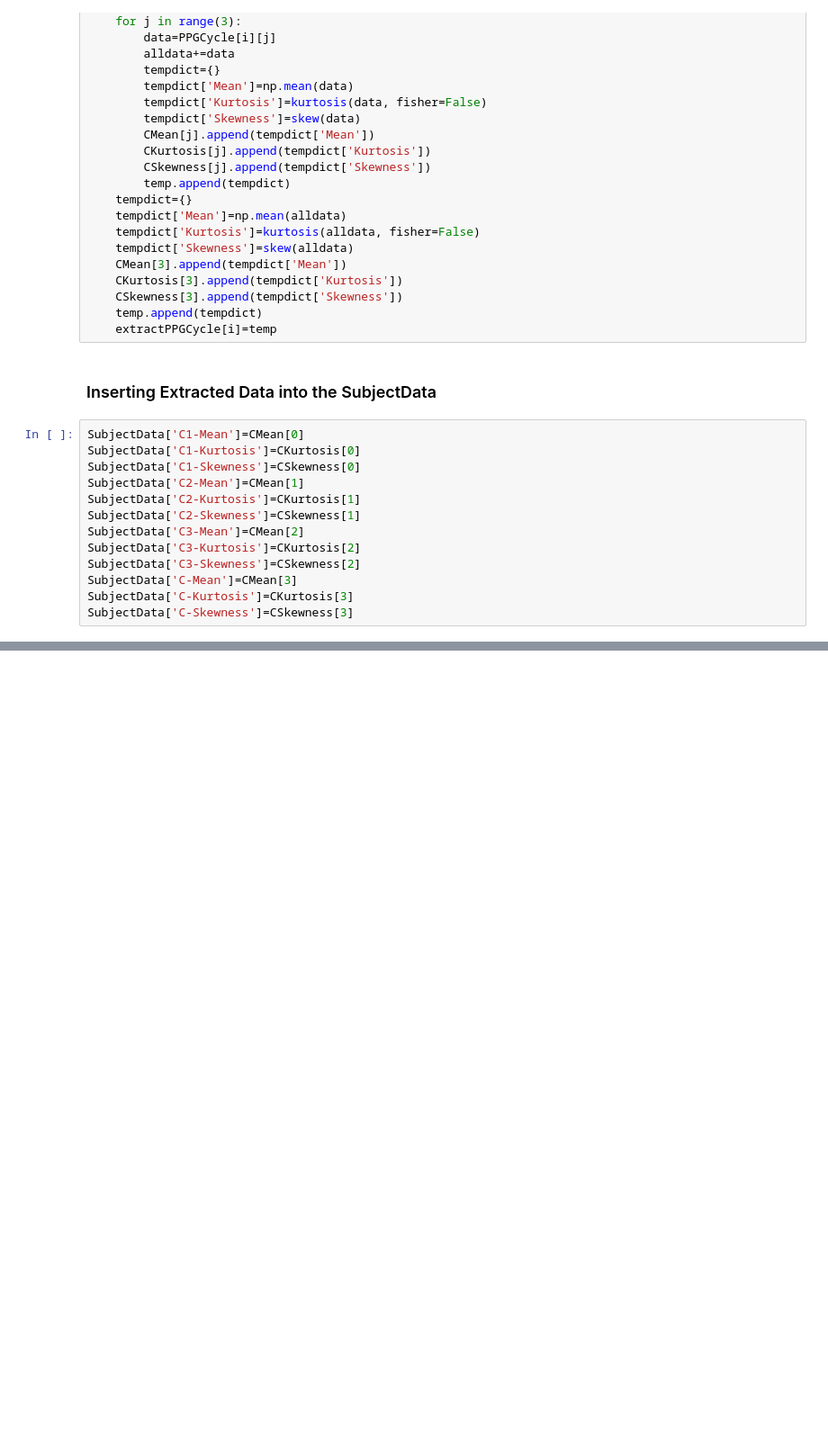
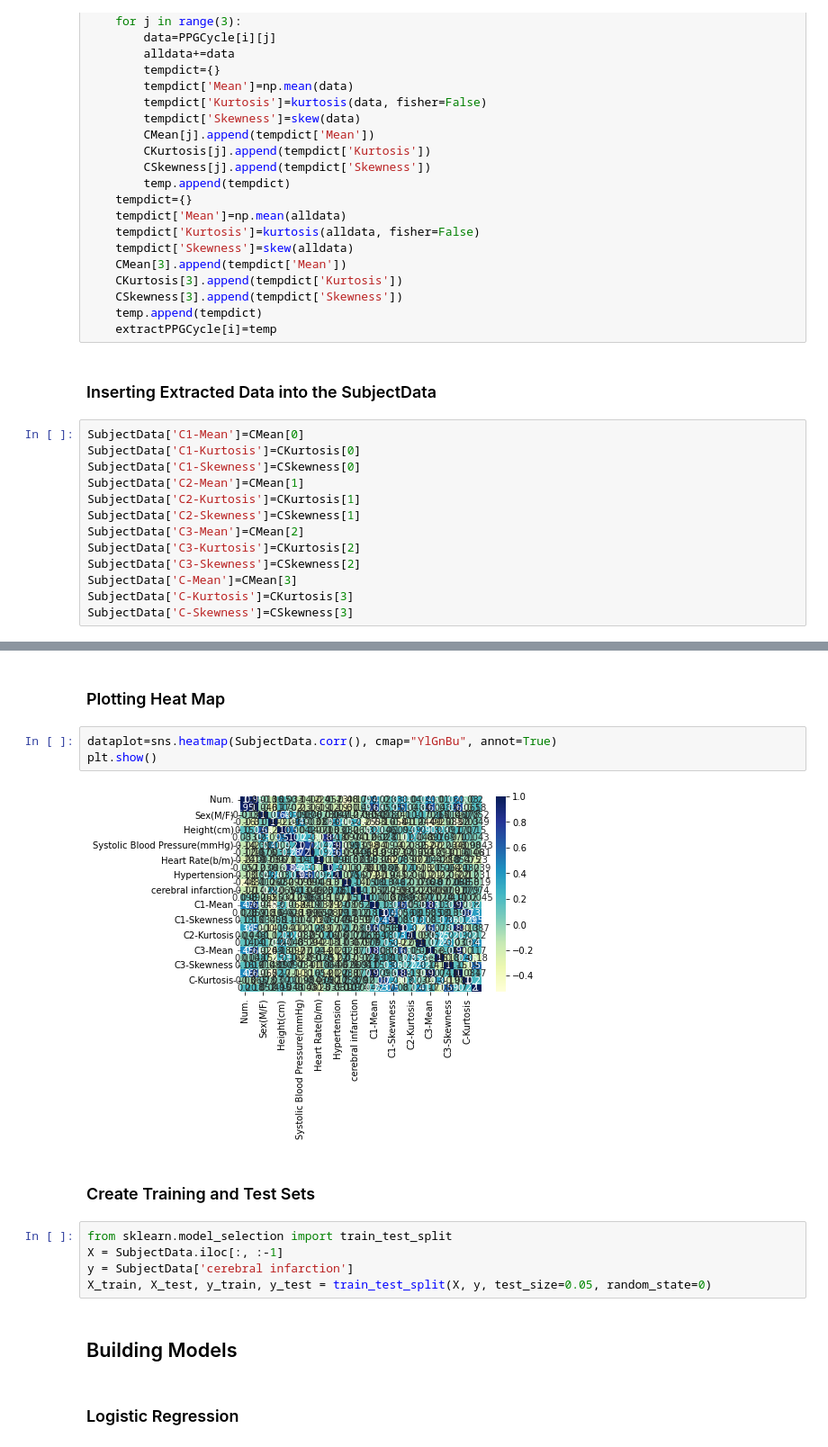
Before and after one commit to anand-bachker/MLA-PPG, a Jupyter notebook: main.ipynb, the cells around one changed output, grey strips where cells are left out. Shown: that part at 90% size. Saved outputs shown, nothing was run; the diff lists cells and outputs as text; blank space fills up the shorter version.

```diff
--- a/main.ipynb
+++ b/main.ipynb
@@ -115 +126,19 @@ SubjectData.head()
 5 rows × 26 columns
+# %% [markdown]
+### Plotting Heat Map
+# %%
+dataplot=sns.heatmap(SubjectData.corr(), cmap="YlGnBu", annot=True)
+plt.show()
+# %% [output]
+[figure, added]
+# %% [markdown]
+### Create Training and Test Sets
+# %%
+from sklearn.model_selection import train_test_split
+X = SubjectData.iloc[:, :-1]
+y = SubjectData['cerebral infarction']
+X_train, X_test, y_train, y_test = train_test_split(X, y, test_size=0.05, random_state=0)
+# %% [markdown]
+## Building Models
+# %% [markdown]
+### Logistic Regression
```
Also changed, not shown: parts of 10 cells of this notebook.
